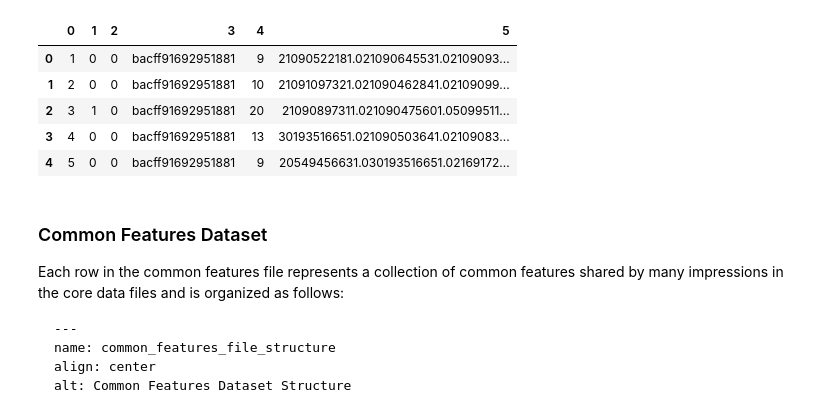
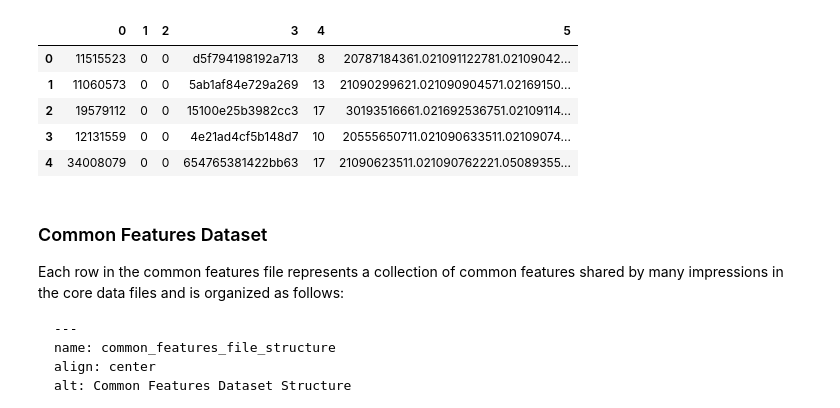
Before and after one commit to john-james-ai/DeepCVR, a Jupyter notebook: jbook/2_data/1_introduction.ipynb, the cells around one changed output. Saved outputs shown, nothing was run; the diff lists cells and outputs as text; code cells hidden in the pictures.

```diff
--- a/jbook/2_data/1_introduction.ipynb
+++ b/jbook/2_data/1_introduction.ipynb
@@ -120,16 +117,16 @@ As shown in {ref}`core_dataset_structure`, core datasets are comprised of three
 # %%
 # HIDE-INPUT
 # Core Dataset Sample
-filepath = "data/development/sample_skeleton_train.csv"
+filepath = "data/development/raw/sample_skeleton_train.csv"
 core = pd.read_csv(filepath, header=None, index_col=None)
 core.head()
 # %% [output]
 |  | 0 | 1 | 2 | 3 | 4 | 5 |
-| 0 | 1 | 0 | 0 | bacff91692951881 | 9 | 21090522181.021090645531.02109093... |
-| 1 | 2 | 0 | 0 | bacff91692951881 | 10 | 21091097321.021090462841.02109099... |
-| 2 | 3 | 1 | 0 | bacff91692951881 | 20 | 21090897311.021090475601.05099511... |
-| 3 | 4 | 0 | 0 | bacff91692951881 | 13 | 30193516651.021090503641.02109083... |
-| 4 | 5 | 0 | 0 | bacff91692951881 | 9 | 20549456631.030193516651.02169172... |
+| 0 | 11515523 | 0 | 0 | d5f794198192a713 | 8 | 20787184361.021091122781.02109042... |
+| 1 | 11060573 | 0 | 0 | 5ab1af84e729a269 | 13 | 21090299621.021090904571.02169150... |
+| 2 | 19579112 | 0 | 0 | 15100e25b3982cc3 | 17 | 30193516661.021692536751.02109114... |
+| 3 | 12131559 | 0 | 0 | 4e21ad4cf5b148d7 | 10 | 20555650711.021090633511.02109074... |
+| 4 | 34008079 | 0 | 0 | 654765381422bb63 | 17 | 21090623511.021090762221.05089355... |
 # %% [markdown]
 
 ### Common Features Dataset
```
Also changed, not shown: parts of 2 cells of this notebook, 18 other files.
